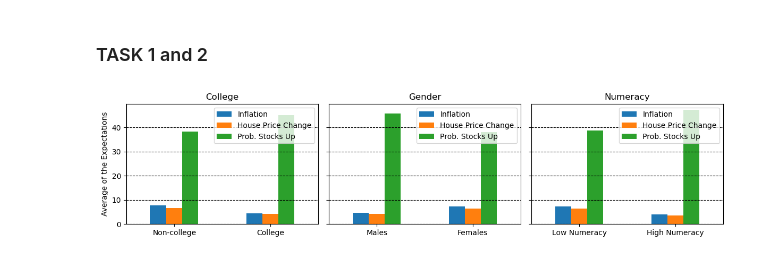
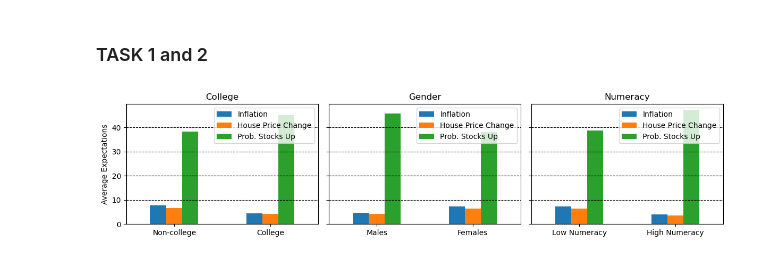
Before and after one commit to David01-234/Team-DVD, a Jupyter notebook: Term_paper.ipynb, the cells around one changed output. Saved outputs shown, nothing was run; the diff lists cells and outputs as text; code cells hidden in the pictures.

```diff
--- a/Term_paper.ipynb
+++ b/Term_paper.ipynb
@@ -175,28 +175,32 @@ Number of unique survey waves: 117
 # %% [markdown]
 ### TASK 1 and 2
 # %%
+#Creating a list to analyze
 groups = [
     ("college", {0: "Non-college", 1: "College"}, "College"),
     ("female", {0: "Males", 1: "Females"}, "Gender"),
     ("num_lit_high", {0: "Low Numeracy", 1: "High Numeracy"}, "Numeracy")
 ]
 
+#Create a figure with three subplots
 fig, axes = plt.subplots(1, 3, figsize=(12, 3), sharey=True)
 
+#Iterate through the list created and setting values for plotting
 for ax, (col, mapping, title) in zip(axes, groups):
     group_means = df.groupby(col)[["inflation", "house_price_change", "prob_stocks_up"]].mean().reset_index()
     group_means[col] = group_means[col].map(mapping)
 
     Plotting_Values = group_means.set_index(col)
 
+#Plotting the graph
     Plotting_Values.plot(kind = 'bar', ax= ax, legend = False)
     ax.set_title(title)
-    ax.set_ylabel("Average of the Expectations")
+    ax.set_ylabel("Average Expectations")
     ax.set_xticklabels(ax.get_xticklabels(), rotation = 0)
     ax.set_xlabel("")
     ax.grid(True, axis="y", linestyle="--", alpha=1, color = 'black')
     ax.legend(["Inflation", "House Price Change", "Prob. Stocks Up"], loc='upper right')
 
 fig.tight_layout()
 # %% [output]
-[figure, old version]
+[figure, new version]
```
